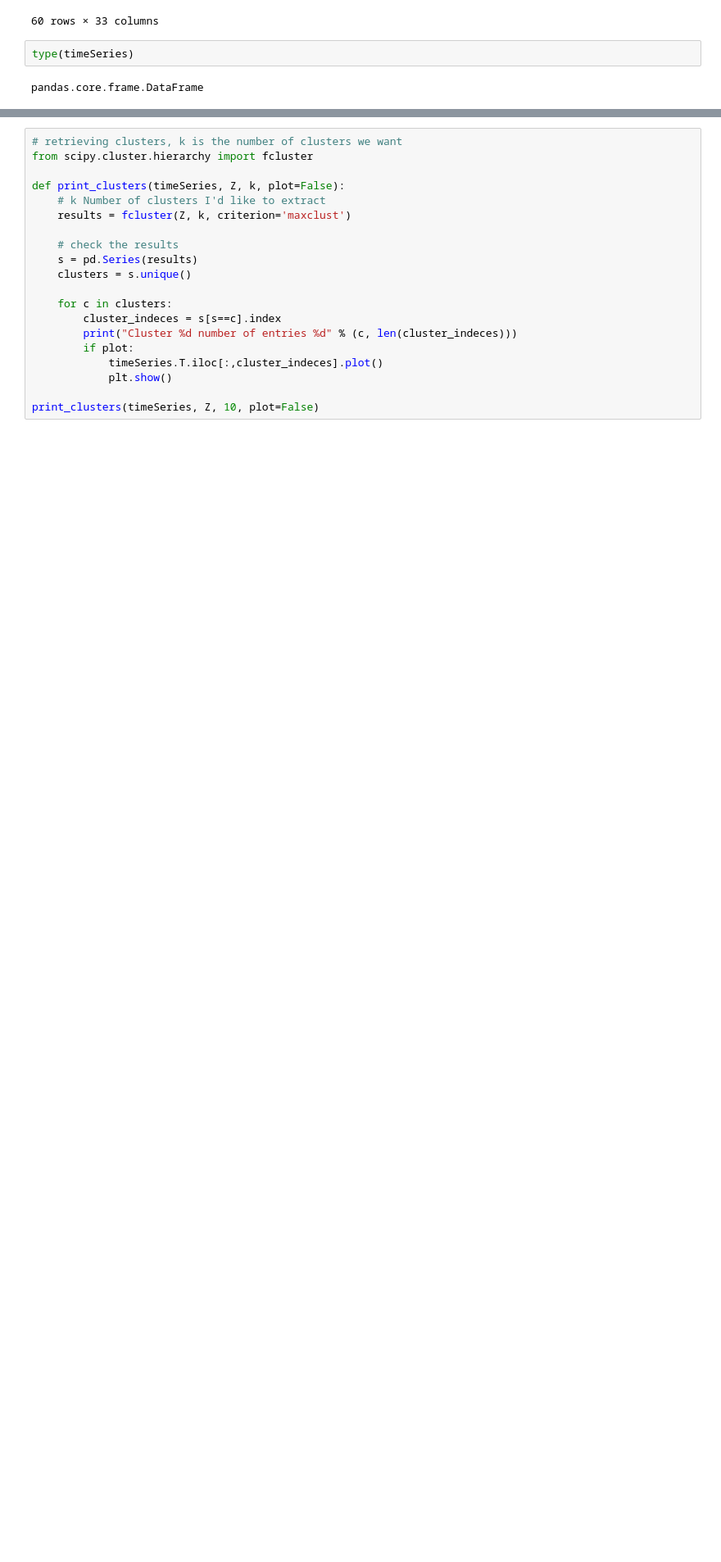
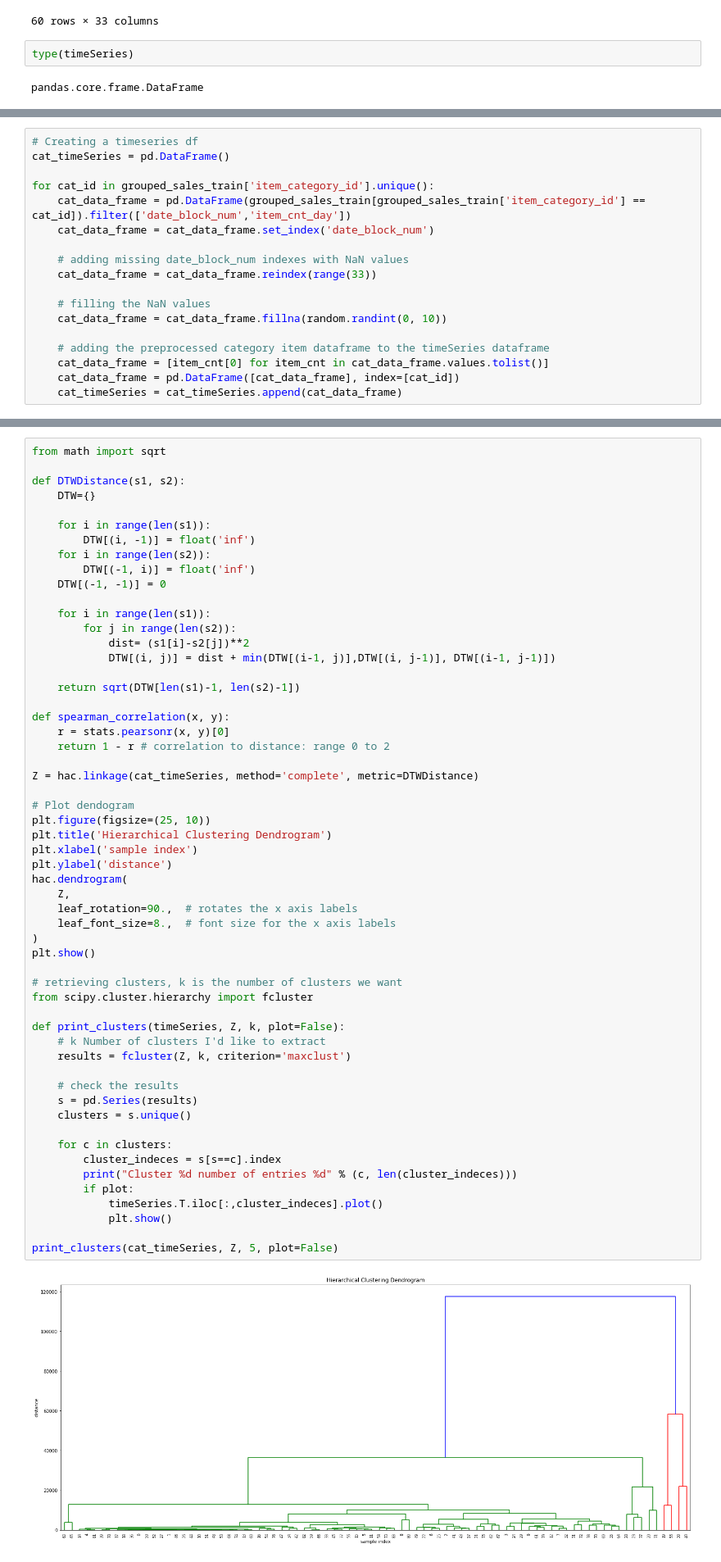
Before and after one commit to iamkrut/Predict-Future-Sales, a Jupyter notebook: Clustering.ipynb, the cells around one changed output, grey strips where cells are left out. Shown at 82% size. Cells and saved outputs as stored; diff of their text form; blank space fills up the shorter version.

```diff
--- a/Clustering.ipynb
+++ b/Clustering.ipynb
@@ -154,0 +199,18 @@ plt.show()
+# %%
+# Creating a timeseries df
+cat_timeSeries = pd.DataFrame()
+
+for cat_id in grouped_sales_train['item_category_id'].unique():
+    cat_data_frame = pd.DataFrame(grouped_sales_train[grouped_sales_train['item_category_id'] == cat_id]).filter(['date_block_num','item_cnt_day'])
+    cat_data_frame = cat_data_frame.set_index('date_block_num')
+
+    # adding missing date_block_num indexes with NaN values
+    cat_data_frame = cat_data_frame.reindex(range(33))
+
+    # filling the NaN values
+    cat_data_frame = cat_data_frame.fillna(random.randint(0, 10))
+
+    # adding the preprocessed category item dataframe to the timeSeries dataframe
+    cat_data_frame = [item_cnt[0] for item_cnt in cat_data_frame.values.tolist()]
+    cat_data_frame = pd.DataFrame([cat_data_frame], index=[cat_id])
+    cat_timeSeries = cat_timeSeries.append(cat_data_frame)
@@ -155,21 +238,58 @@ plt.show()
 # %%
+from math import sqrt
+
+def DTWDistance(s1, s2):
+    DTW={}
+
+    for i in range(len(s1)):
+        DTW[(i, -1)] = float('inf')
+    for i in range(len(s2)):
+        DTW[(-1, i)] = float('inf')
+    DTW[(-1, -1)] = 0
+
+    for i in range(len(s1)):
+        for j in range(len(s2)):
+            dist= (s1[i]-s2[j])**2
+            DTW[(i, j)] = dist + min(DTW[(i-1, j)],DTW[(i, j-1)], DTW[(i-1, j-1)])
+
+    return sqrt(DTW[len(s1)-1, len(s2)-1])
+
+def spearman_correlation(x, y):
+    r = stats.pearsonr(x, y)[0]
+    return 1 - r # correlation to distance: range 0 to 2
+
+Z = hac.linkage(cat_timeSeries, method='complete', metric=DTWDistance)
+
+# Plot dendogram
+plt.figure(figsize=(25, 10))
+plt.title('Hierarchical Clustering Dendrogram')
+plt.xlabel('sample index')
+plt.ylabel('distance')
+hac.dendrogram(
+    Z,
+    leaf_rotation=90.,  # rotates the x axis labels
+    leaf_font_size=8.,  # font size for the x axis labels
+)
+plt.show()
+
 # retrieving clusters, k is the number of clusters we want
 from scipy.cluster.hierarchy import fcluster
 
 def print_clusters(timeSeries, Z, k, plot=False):
     # k Number of clusters I'd like to extract
     results = fcluster(Z, k, criterion='maxclust')
 
     # check the results
     s = pd.Series(results)
     clusters = s.unique()
 
     for c in clusters:
         cluster_indeces = s[s==c].index
         print("Cluster %d number of entries %d" % (c, len(cluster_indeces)))
         if plot:
             timeSeries.T.iloc[:,cluster_indeces].plot()
             plt.show()
 
-print_clusters(timeSeries, Z, 10, plot=False)
+print_clusters(cat_timeSeries, Z, 5, plot=False)
 # %% [output]
+[figure, added]
```
Also changed, not shown: parts of 10 cells of this notebook.
